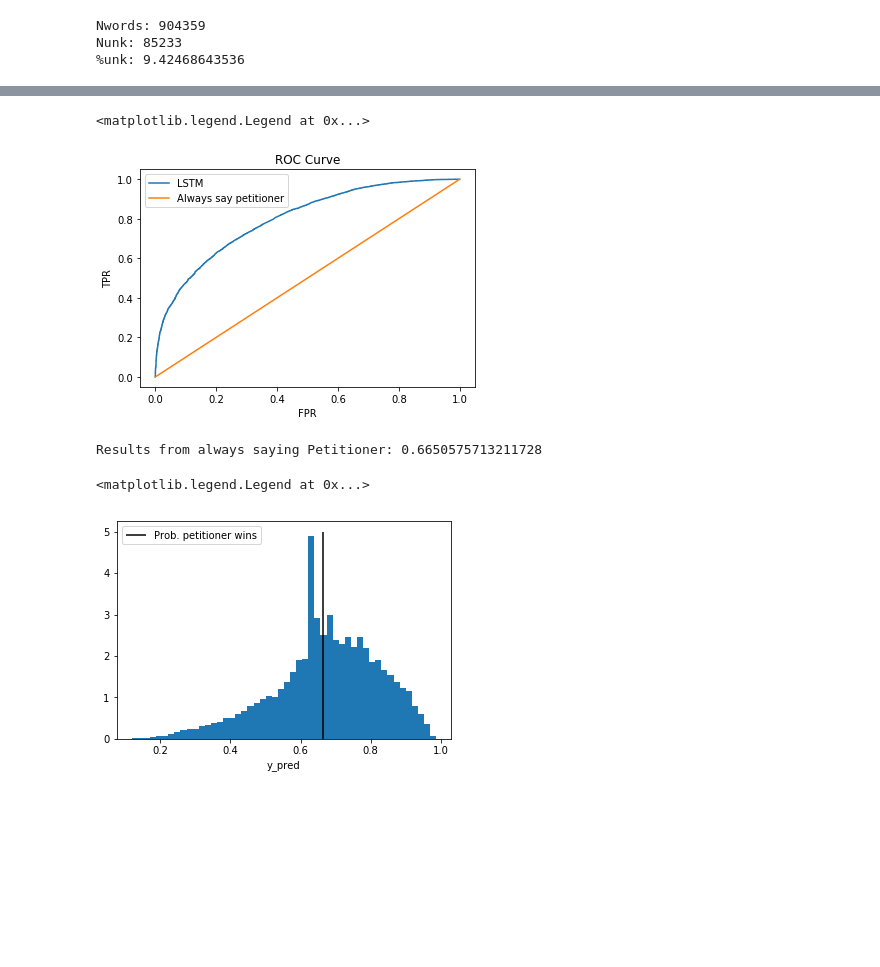
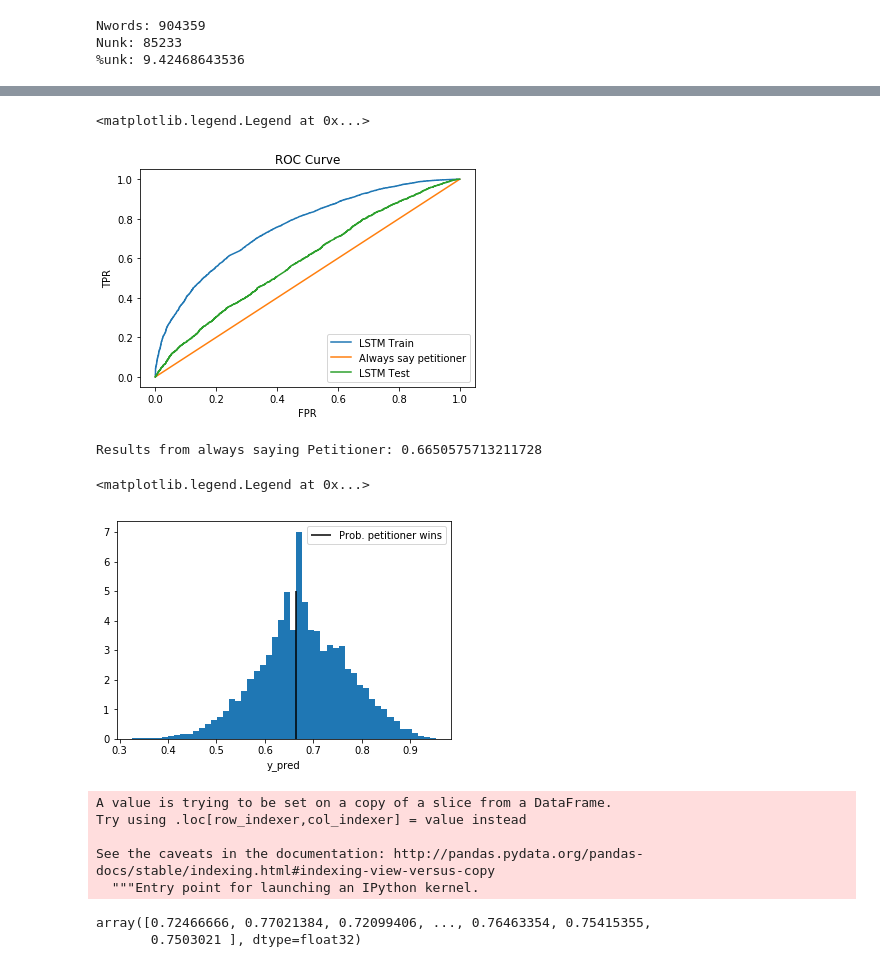
Before and after one commit to mbaumer/ruth-bader-ginsbot, a Jupyter notebook: notebooks/working_from_preprocessed_data.ipynb, the cells around one changed output, grey strips where cells are left out. Drawn from its saved outputs; the diff is of its cells as text; code cells hidden in the pictures; blank space fills up the shorter version.

Commit message:
fair test sample, also justice-level preds

```diff
--- a/notebooks/working_from_preprocessed_data.ipynb
+++ b/notebooks/working_from_preprocessed_data.ipynb
@@ -97,5 +95,6 @@ tokens[0]
 y = np.zeros(len(justice_lines))
 y[np.where(justice_lines['justice_vote'] == 'PETITIONER')] = 1
 # %%
-train_inds = np.random.permutation(np.arange(len(justice_lines),dtype=int))[:int(len(justice_lines)*.7)]
-test_inds = np.random.permutation(np.arange(len(justice_lines),dtype=int))[int(len(justice_lines)*.7):]
+shuffled = np.random.permutation(np.arange(len(justice_lines),dtype=int))
+train_inds = shuffled[:int(len(justice_lines)*.7)]
+test_inds = shuffled[int(len(justice_lines)*.7):]
@@ -109,7 +108,7 @@ from __future__ import print_function
 from keras.preprocessing import sequence
 from keras.models import Sequential
 from keras.layers import Dense, Embedding
-from keras.layers import LSTM
+from keras.layers import LSTM, Bidirectional
 from keras.datasets import imdb
 
 max_features = len(word2id)
@@ -133,7 +132,7 @@ print('x_test shape:', x_test.shape)
 print('Build model...')
 model = Sequential()
 model.add(Embedding(max_features, 128))
-model.add(LSTM(128, dropout=0.2, recurrent_dropout=0.2))
+model.add(Bidirectional(LSTM(128, dropout=0.5, recurrent_dropout=0.2)))
 model.add(Dense(1, activation='sigmoid'))
 
 # try using different optimizers and different optimizer configs
@@ -171,19 +170,23 @@ Test accuracy: 0.7309417041144878
 from sklearn.metrics import roc_curve
 # %%
 y_pred = model.predict(x_train)
+# %%
+y_pred_test = model.predict(x_test)
 # %%
 fpr,tpr, _ = roc_curve(y_train,y_pred)
 fpr1,tpr1, _ = roc_curve(y_train,np.ones_like(y_train))
+fpr2,tpr2, _ = roc_curve(y_test,y_pred_test)
 # %%
-plt.plot(fpr,tpr,label='LSTM')
+plt.plot(fpr,tpr,label='LSTM Train')
 plt.plot(fpr1,tpr1,label='Always say petitioner')
+plt.plot(fpr2,tpr2,label='LSTM Test')
 plt.xlabel('FPR')
 plt.ylabel('TPR')
 plt.title('ROC Curve')
 plt.legend()
 # %% [output]
 <matplotlib.legend.Legend at 0x...>
-[figure, old version]
+[figure, new version]
 # %%
 print ('Results from always saying Petitioner:',np.sum(y)/len(y))
 # %% [output]
@@ -195,4 +198,4 @@ plt.vlines(np.sum(y)/len(y),0,5,label='Prob. petitioner wins')
 plt.legend()
 # %% [output]
 <matplotlib.legend.Legend at 0x...>
-[figure, old version]
+[figure, new version]
@@ -198,0 +204,8 @@ plt.legend()
+# %%
+out['pred'] = pd.Series(y_pred.flatten(),index=out.index)
+# %% [output]
+A value is trying to be set on a copy of a slice from a DataFrame.
+Try using .loc[row_indexer,col_indexer] = value instead
+
+See the caveats in the documentation: http://pandas.pydata.org/pandas-docs/stable/indexing.html#indexing-view-versus-copy
+  """Entry point for launching an IPython kernel.
@@ -198,0 +219,5 @@ plt.legend()
+# %%
+stats.mean()['pred'].values
+# %% [output]
+array([0.72466666, 0.77021384, 0.72099406, ..., 0.76463354, 0.75415355,
+       0.7503021 ], dtype=float32)
```
Also changed, not shown: parts of 21 cells of this notebook, 2 other files.
